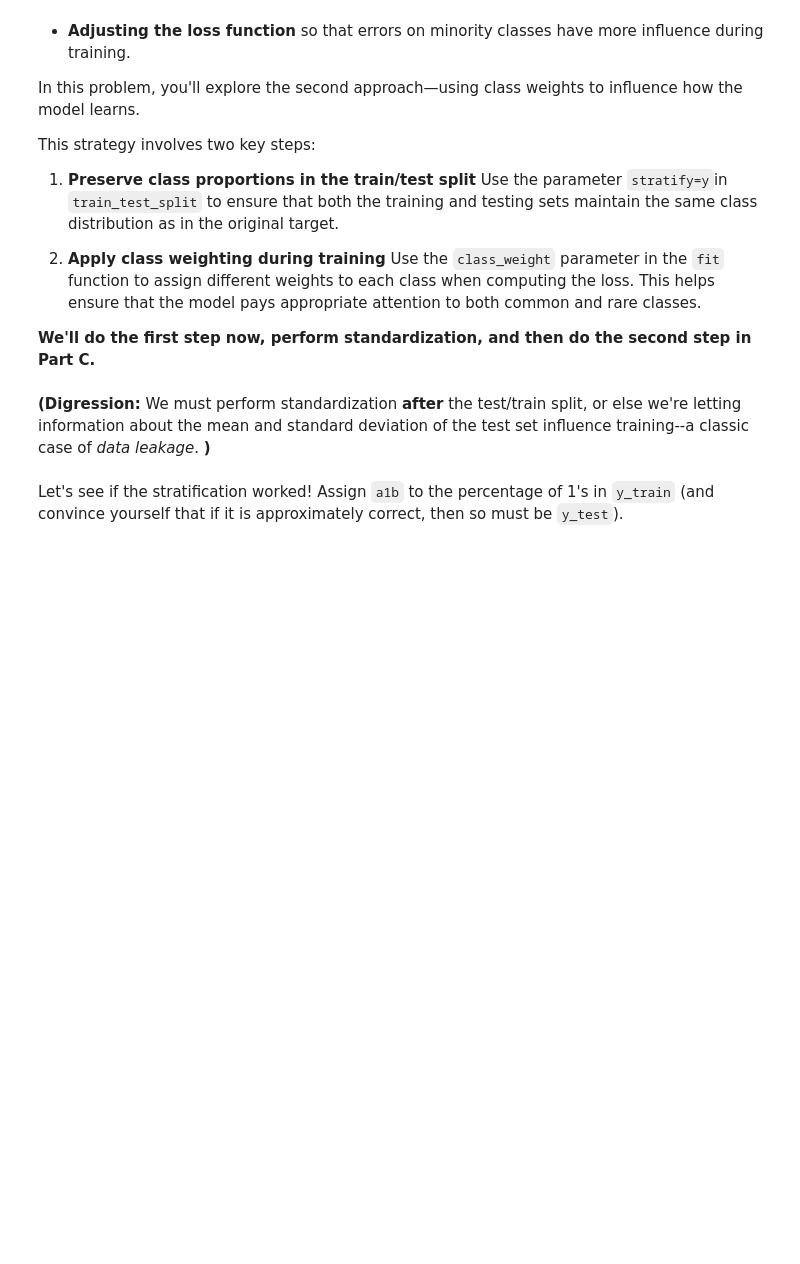
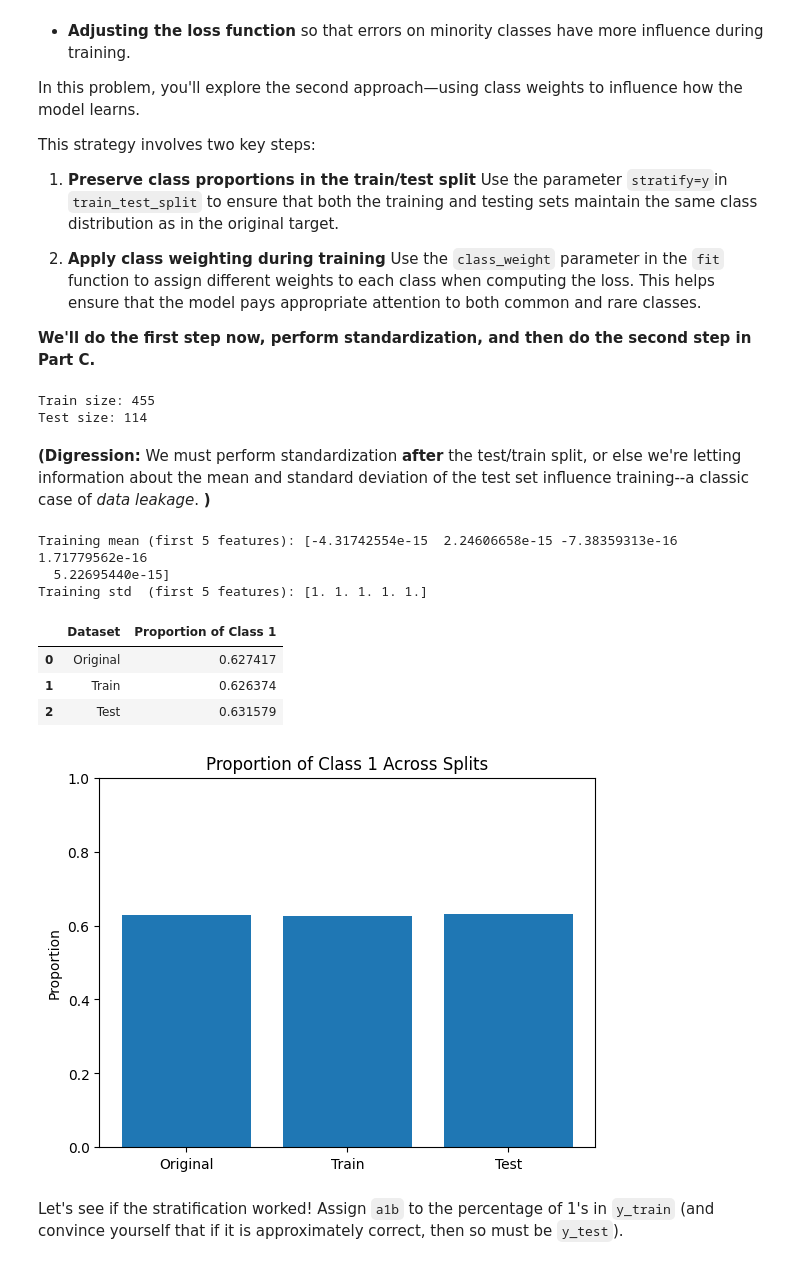
Before and after one commit to ndumay/Module-7-Assignments, a Jupyter notebook: Homework_01.ipynb, the cells around one changed output. Cells and saved outputs as stored; diff of their text form; code cells hidden in the pictures; blank space fills up the shorter version.

```diff
--- a/Homework_01.ipynb
+++ b/Homework_01.ipynb
@@ -196,7 +257,24 @@ This strategy involves two key steps:
 # %%
 # Perform train-test split, keeping both stratified, use random_state = random_seed and test_size = 0.2
 
-# Your code here
+# Stratification ensures the class proportions in y are preserved in both splits.
+
+from sklearn.model_selection import train_test_split
+
+X_train, X_test, y_train, y_test = train_test_split(
+    X,
+    y,
+    test_size=0.2,
+    random_state=random_seed,
+    stratify=y
+)
+
+# Basic validation: sizes should add up correctly
+print("Train size:", X_train.shape[0])
+print("Test size:", X_test.shape[0])
+# %% [output]
+Train size: 455
+Test size: 114
 # %% [markdown]
 **(Digression:** We must perform standardization **after** the test/train split, or else we're letting
 information about the mean and standard deviation of the test set influence training--a classic case of *data leakage*.
@@ -204,7 +282,53 @@ information about the mean and standard deviation of the test set influence trai
 # %%
 # As usual, standardize the features
 
-# Your code here
+# IMPORTANT: fit the scaler on training data only to avoid data leakage.
+
+from sklearn.preprocessing import StandardScaler
+
+scaler = StandardScaler()
+
+X_train_scaled = scaler.fit_transform(X_train)
+X_test_scaled = scaler.transform(X_test)
+
+# Validation: scaled training features should have ~0 mean and ~1 std
+print("Training mean (first 5 features):", X_train_scaled.mean(axis=0)[:5])
+print("Training std  (first 5 features):", X_train_scaled.std(axis=0)[:5])
+# %% [output]
+Training mean (first 5 features): [-4.31742554e-15  2.24606658e-15 -7.38359313e-16  1.71779562e-16
+  5.22695440e-15]
+Training std  (first 5 features): [1. 1. 1. 1. 1.]
+# %%
+# Validate stratification by comparing class proportions
+# across original data, training set, and test set.
+
+def class_proportion(y, label):
+    return (y == label).mean()
+
+proportion_df = pd.DataFrame({
+    "Dataset": ["Original", "Train", "Test"],
+    "Proportion of Class 1": [
+        class_proportion(y, 1),
+        class_proportion(y_train, 1),
+        class_proportion(y_test, 1)
+    ]
+})
+
+display(proportion_df)
+
+# Visual comparison
+plt.figure()
+plt.bar(proportion_df["Dataset"], proportion_df["Proportion of Class 1"])
+plt.title("Proportion of Class 1 Across Splits")
+plt.ylabel("Proportion")
+plt.ylim(0, 1)
+plt.show()
+# %% [output]
+|  | Dataset | Proportion of Class 1 |
+| 0 | Original | 0.627417 |
+| 1 | Train | 0.626374 |
+| 2 | Test | 0.631579 |
+[figure, added]
 # %% [markdown]
 Let's see if the stratification worked! Assign `a1b` to the percentage of 1's in `y_train` (and convince yourself that if it is approximately correct, then so must be `y_test`).
 # %%
```
Also changed, not shown: parts of 32 cells of this notebook, 1 other file.
